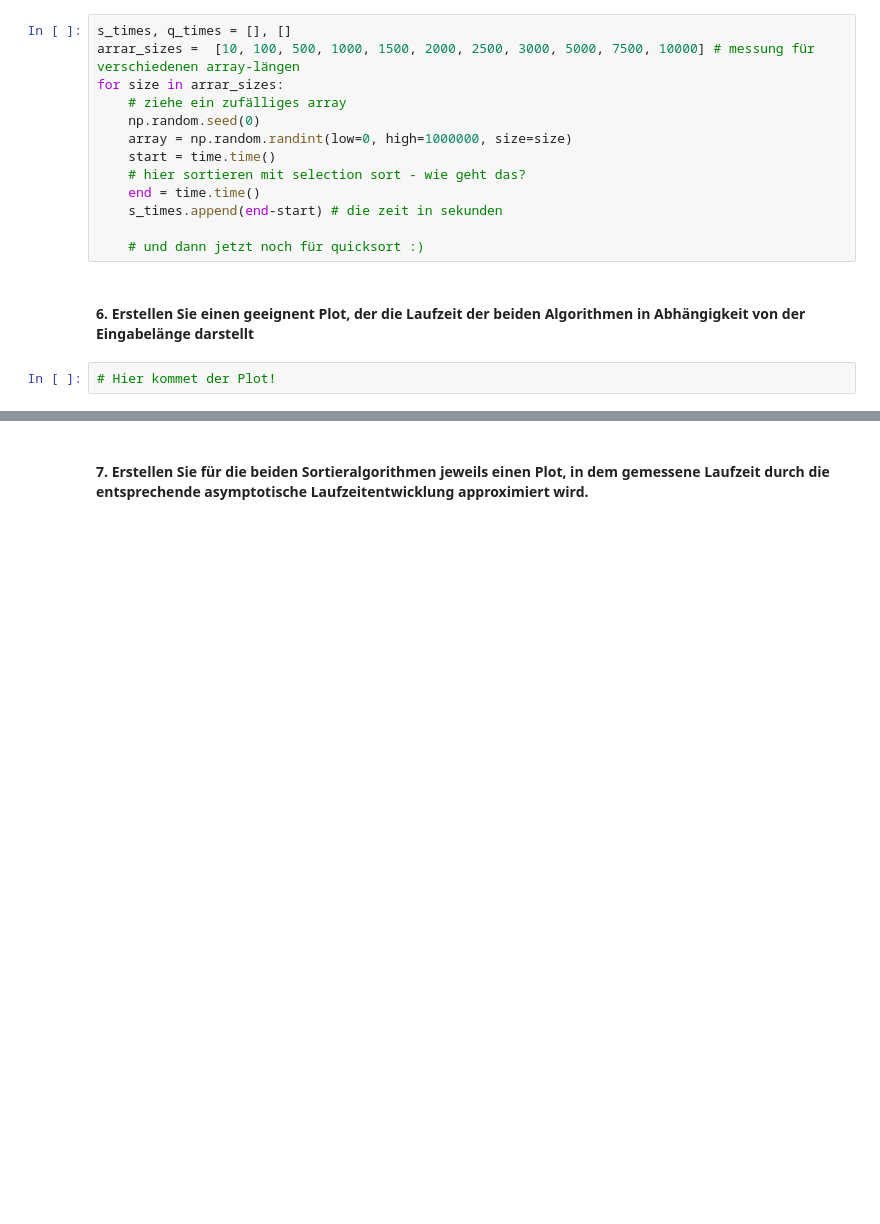
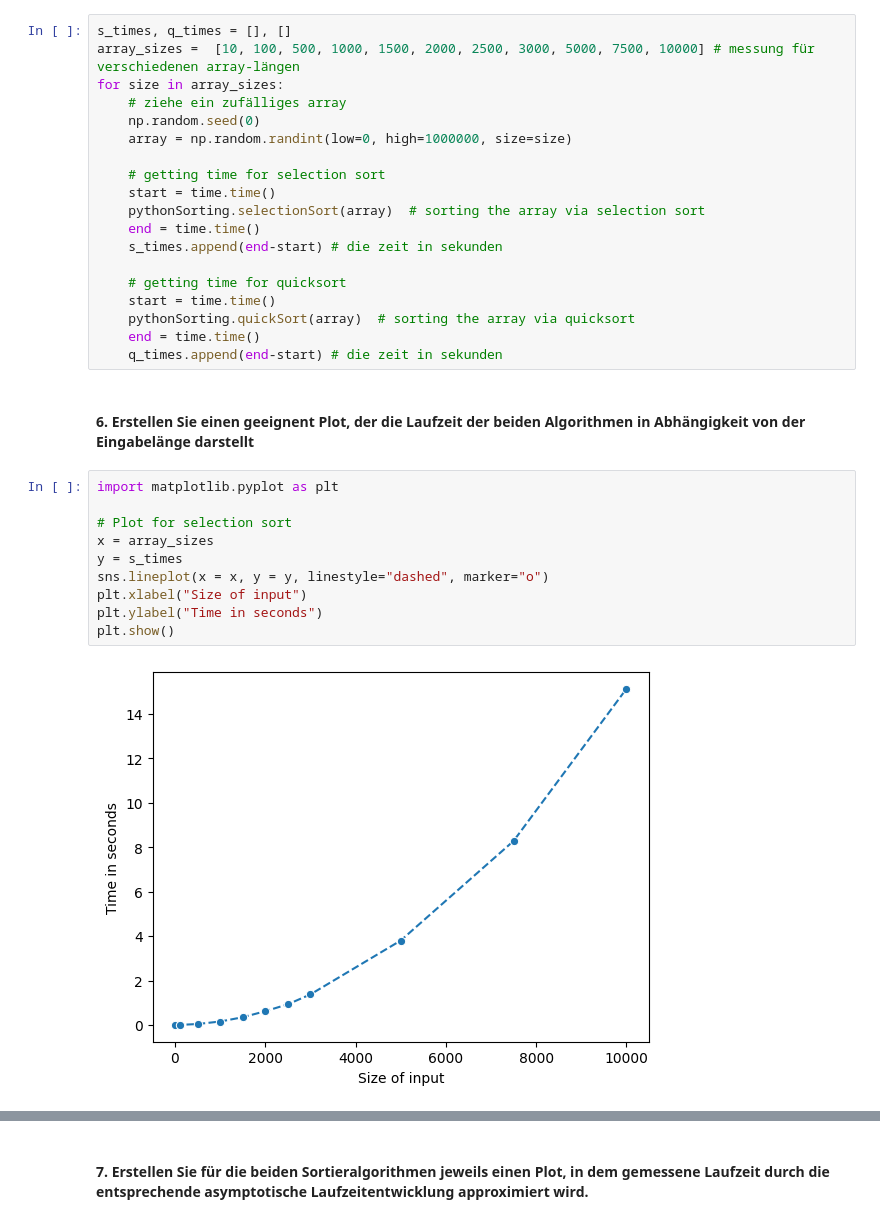
Before and after one commit to Mowodis/-bungsblatt-8, a Jupyter notebook: sorting.ipynb, the cells around one changed output, grey strips where cells are left out. Drawn from its saved outputs; the diff is of its cells as text; blank space fills up the shorter version.

```diff
--- a/sorting.ipynb
+++ b/sorting.ipynb
@@ -50,18 +48,34 @@ The tests are executable via python-commandline (python shell) with following co
 #### 5. Messen Sie die Laufzeit der beiden Sortieralgorithmen auf Ihrem Rechner.
 # %%
 s_times, q_times = [], []
-arrar_sizes =  [10, 100, 500, 1000, 1500, 2000, 2500, 3000, 5000, 7500, 10000] # messung für verschiedenen array-längen
-for size in arrar_sizes:
+array_sizes =  [10, 100, 500, 1000, 1500, 2000, 2500, 3000, 5000, 7500, 10000] # messung für verschiedenen array-längen
+for size in array_sizes:
     # ziehe ein zufälliges array
     np.random.seed(0)
     array = np.random.randint(low=0, high=1000000, size=size)
+
+    # getting time for selection sort
     start = time.time()
-    # hier sortieren mit selection sort - wie geht das?
+    pythonSorting.selectionSort(array)  # sorting the array via selection sort
     end = time.time()
     s_times.append(end-start) # die zeit in sekunden
 
-    # und dann jetzt noch für quicksort :)
+    # getting time for quicksort
+    start = time.time()
+    pythonSorting.quickSort(array)  # sorting the array via quicksort
+    end = time.time()
+    q_times.append(end-start) # die zeit in sekunden
 # %% [markdown]
 #### 6. Erstellen Sie einen geeignent Plot, der die Laufzeit der beiden Algorithmen in Abhängigkeit von der Eingabelänge darstellt
-# %%
-# Hier kommet der Plot!
+# %%
+import matplotlib.pyplot as plt
+
+# Plot for selection sort
+x = array_sizes
+y = s_times
+sns.lineplot(x = x, y = y, linestyle="dashed", marker="o")
+plt.xlabel("Size of input")
+plt.ylabel("Time in seconds")
+plt.show()
+# %% [output]
+[figure, added]
```
Also changed, not shown: parts of 8 cells of this notebook, 1 other file.
